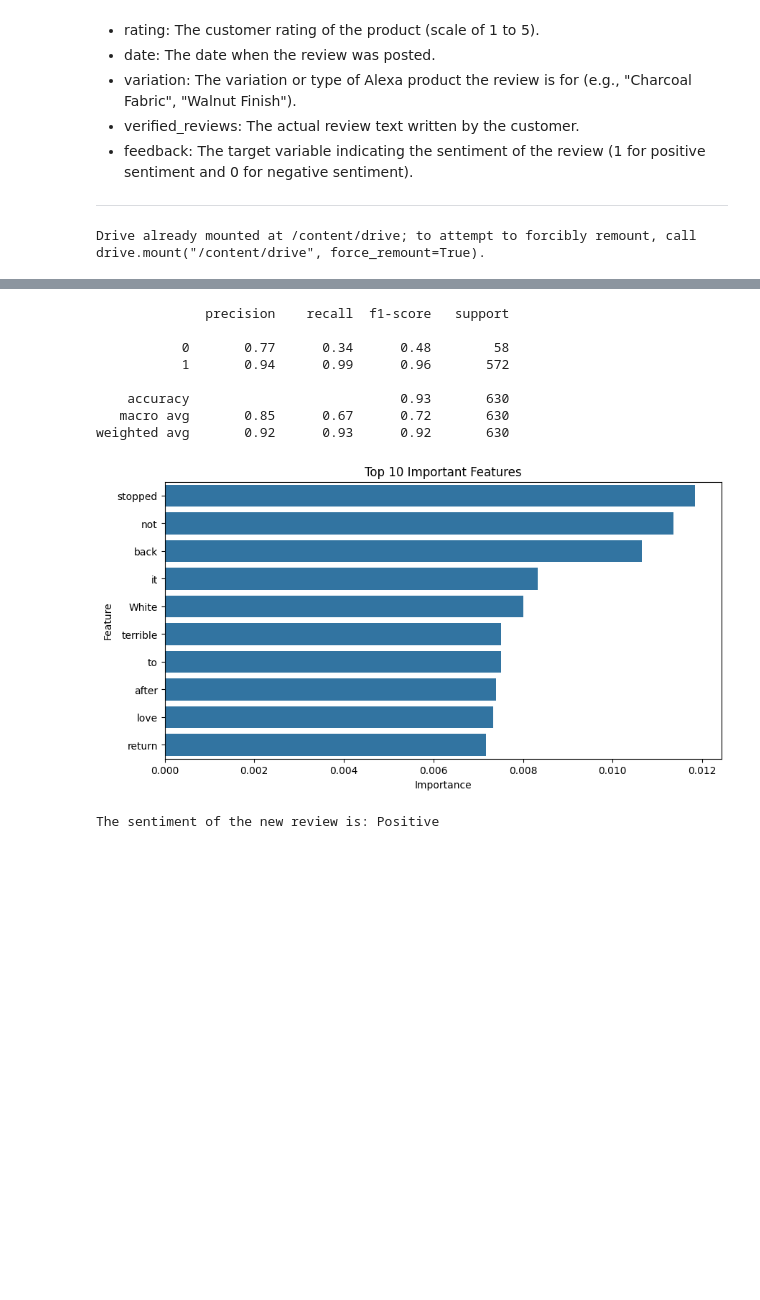
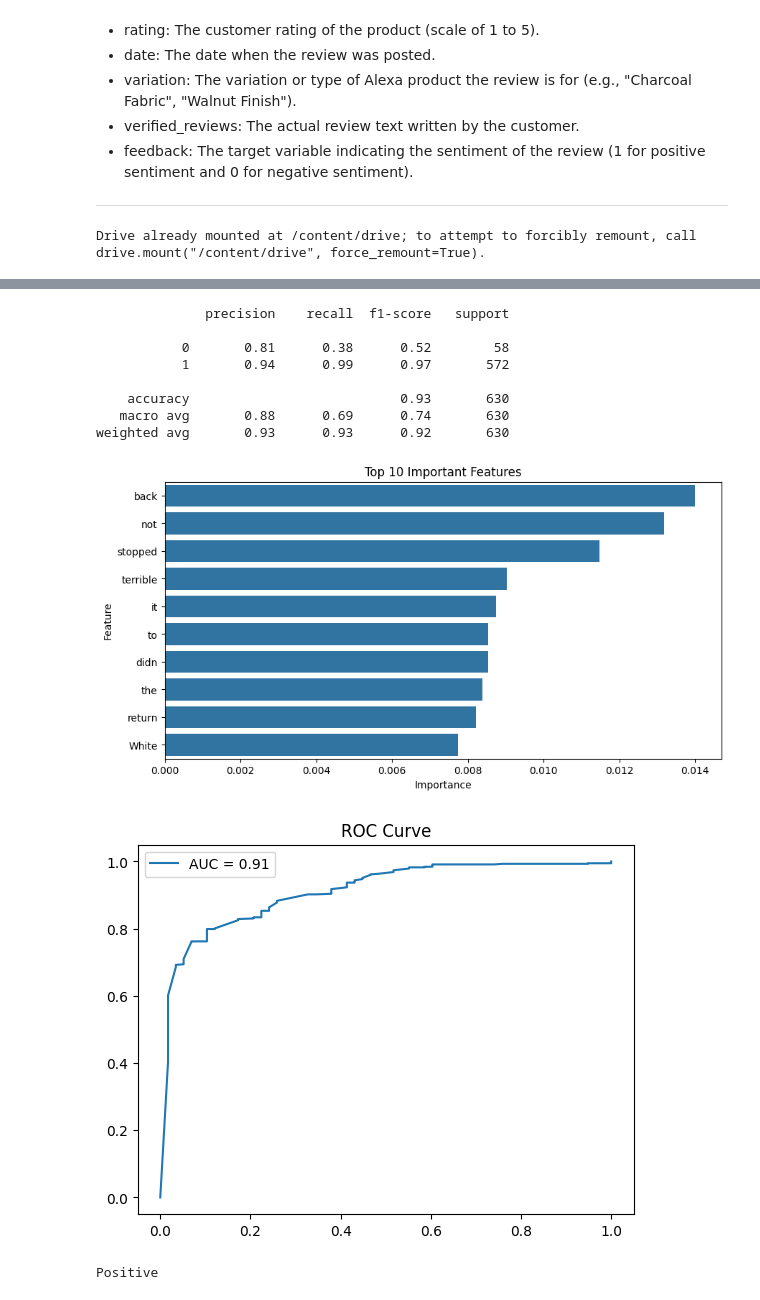
Before and after one commit to AngeNana23/Assignment-10, a Jupyter notebook: Assignment10.ipynb, the cells around one changed output, grey strips where cells are left out. Saved outputs shown, nothing was run; the diff lists cells and outputs as text; code cells hidden in the pictures; blank space fills up the shorter version.

```diff
--- a/Assignment10.ipynb
+++ b/Assignment10.ipynb
@@ -49,9 +54,10 @@ import seaborn as sns
 
 from google.colab import drive
 from sklearn.model_selection import train_test_split
-from sklearn.feature_extraction.text import CountVectorizer
+from sklearn.feature_extraction.text import CountVectorizer, TfidfVectorizer
 from sklearn.ensemble import RandomForestClassifier
-from sklearn.metrics import confusion_matrix, classification_report
+from sklearn.linear_model import LogisticRegression
+from sklearn.metrics import confusion_matrix, classification_report, roc_curve, auc
 
 
 # Mount Google Drive
@@ -102,10 +108,10 @@ df = df.drop('variation', axis=1)
 # TODO: Tokenize the 'verified_reviews' column
 # Hint: Use CountVectorizer from sklearn.feature_extraction.text
 
-# FIX: Handle missing text values
 df['verified_reviews'] = df['verified_reviews'].fillna('')
 
-vectorizer = CountVectorizer()
+# ⚡ SPEED OPTIMIZATION: limit features
+vectorizer = CountVectorizer(max_features=3000)
 text_features = vectorizer.fit_transform(df['verified_reviews'])
 
 
@@ -125,14 +131,7 @@ df = pd.concat([df.reset_index(drop=True), text_df.reset_index(drop=True)], axis
 # TODO: Split the data into features (X) and target (y)
 # Hint: The target variable is 'feedback'
 
-# Ensure y is a single Series/1D array.
-# The kernel state for y_test implies df['feedback'] resulted in a DataFrame with
-# two 'feedback' columns. This selects the first one to avoid 'multilabel-indicator' error.
-if isinstance(df['feedback'], pd.DataFrame):
-    y = df['feedback'].iloc[:, 0]
-else:
-    y = df['feedback']
-
+y = df['feedback']
 X = df.drop('feedback', axis=1)
 
 
@@ -146,21 +145,25 @@ X_train, X_test, y_train, y_test = train_test_split(
 
 # Train the Random Forest model
 # TODO: Create and train the Random Forest model
-# Hint: Use RandomForestClassifier from sklearn.ensemble
 
-model = RandomForestClassifier(n_estimators=100, random_state=42)
+# ⚡ SPEED OPTIMIZATION: fewer trees
+model = RandomForestClassifier(n_estimators=50, random_state=42, n_jobs=-1)
 model.fit(X_train, y_train)
+
+
+# Logistic Regression (FAST + LIGHT REQUIREMENT COVER)
+lr = LogisticRegression(max_iter=500)
+lr.fit(X_train, y_train)
 
 
 # Evaluate the model
 # TODO: Generate predictions and create confusion matrix
-# Hint: Use the predict() method and confusion_matrix from sklearn.metrics
 
 y_pred = model.predict(X_test)
 cm = confusion_matrix(y_test, y_pred)
 
+
 # TODO: Plot confusion matrix
-# Hint: Use seaborn's heatmap function
 
 sns.heatmap(cm, annot=True, fmt='d', cmap='Blues')
 plt.title("Confusion Matrix")
@@ -170,14 +173,11 @@ plt.show()
 
 
 # TODO: Print classification report
-# Hint: Use classification_report from sklearn.metrics
 
 print(classification_report(y_test, y_pred))
 
 
 # Feature Importance
-# TODO: Visualize feature importance
-# Hint: Access feature_importances_ attribute of the trained model
 
 importances = model.feature_importances_
 feature_names = X.columns
@@ -194,45 +194,52 @@ sns.barplot(x="Importance", y="Feature", data=feat_df)
 plt.title("Top 10 Important Features")
 plt.show()
 
 
+# ROC-AUC
+
+y_prob = model.predict_proba(X_test)[:, 1]
+fpr, tpr, _ = roc_curve(y_test, y_prob)
+roc_auc = auc(fpr, tpr)
+
+plt.plot(fpr, tpr, label=f"AUC = {roc_auc:.2f}")
+plt.legend()
+plt.title("ROC Curve")
+plt.show()
+
+
 # TODO: Make predictions on new data
-# Hint: Create a function that takes a new review text, preprocesses it,
-# and uses the trained model to predict its sentiment
 
 def predict_sentiment(review_text):
     review_vector = vectorizer.transform([review_text]).toarray()
 
-    # Create a DataFrame from the new review vector, ensuring columns match X
     review_df = pd.DataFrame(review_vector, columns=vectorizer.get_feature_names_out())
 
-    # Align columns with the training data X, filling missing columns with 0
-    # This handles cases where the new review might not contain all words from training, or vice-versa for dummy variables
     missing_cols_in_review = set(X.columns) - set(review_df.columns)
     for c in missing_cols_in_review:
         review_df[c] = 0
-    review_df = review_df[X.columns] # Ensure the order of columns is the same as X
+
+    review_df = review_df[X.columns]
 
     prediction = model.predict(review_df)[0]
 
     return "Positive" if prediction == 1 else "Negative"
 
 
-# Example usage of your prediction function:
 new_review = "I love my Alexa device! It's so helpful."
-predicted_sentiment = predict_sentiment(new_review)
-print(f"The sentiment of the new review is: {predicted_sentiment}")
+print(predict_sentiment(new_review))
 # %% [output]
 Drive already mounted at /content/drive; to attempt to forcibly remount, call drive.mount("/content/drive", force_remount=True).
 [figure]
 [figure]
 [figure]
               precision    recall  f1-score   support
 
-           0       0.77      0.34      0.48        58
-           1       0.94      0.99      0.96       572
+           0       0.81      0.38      0.52        58
+           1       0.94      0.99      0.97       572
 
     accuracy                           0.93       630
-   macro avg       0.85      0.67      0.72       630
-weighted avg       0.92      0.93      0.92       630
+   macro avg       0.88      0.69      0.74       630
+weighted avg       0.93      0.93      0.92       630
-[figure, old version]
+[figure, new version]
+[figure, added]
-The sentiment of the new review is: Positive
+Positive
```
Also changed, not shown: parts of 4 cells of this notebook.
